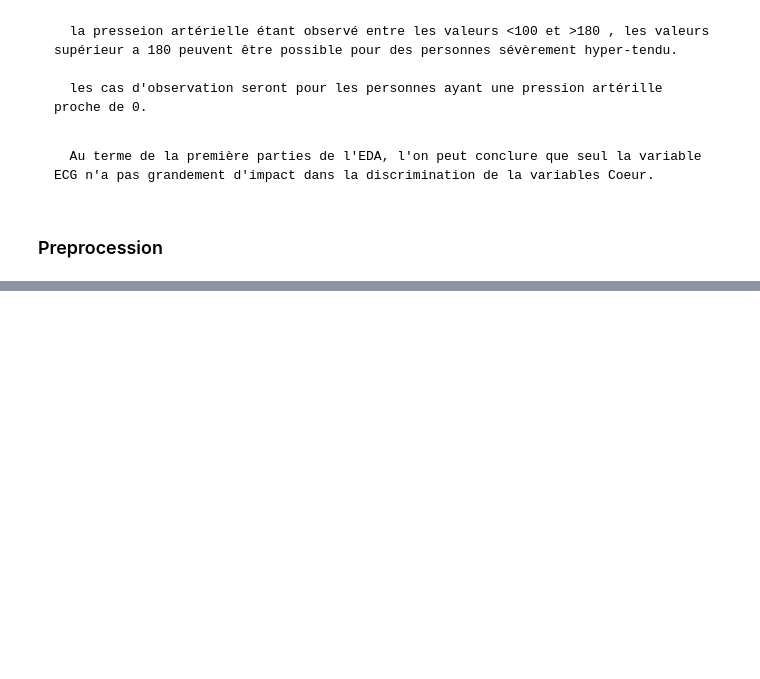
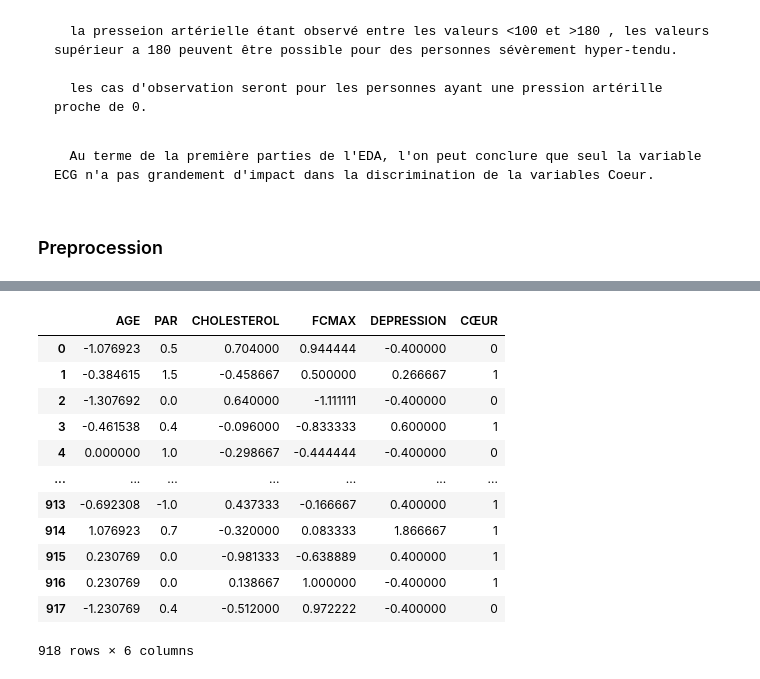
Before and after one commit to anjym/heart_deases, a Jupyter notebook: EDA_Heart_Preprocessing.ipynb, the cells around one changed output, grey strips where cells are left out. Cells and saved outputs as stored; diff of their text form; code cells hidden in the pictures; blank space fills up the shorter version.

```diff
--- a/EDA_Heart_Preprocessing.ipynb
+++ b/EDA_Heart_Preprocessing.ipynb
@@ -399,0 +404,6 @@ df_quali
+# %%
+#Standardization en maintenant les indexes, utilisation du RobustScaler a caude des valeurs extrèmes observées.
+stand = RobustScaler()
+df_quanti = pd.DataFrame(stand.fit_transform(df_quanti), columns = df_quanti.columns)
+
+df_quanti
@@ -399,0 +424,17 @@ df_quali
+# %%
+df_quanti['CŒUR']=df1['CŒUR']
+df_quanti
+# %% [output]
+|  | AGE | PAR | CHOLESTEROL | FCMAX | DEPRESSION | CŒUR |
+| 0 | -1.076923 | 0.5 | 0.704000 | 0.944444 | -0.400000 | 0 |
+| 1 | -0.384615 | 1.5 | -0.458667 | 0.500000 | 0.266667 | 1 |
+| 2 | -1.307692 | 0.0 | 0.640000 | -1.111111 | -0.400000 | 0 |
+| 3 | -0.461538 | 0.4 | -0.096000 | -0.833333 | 0.600000 | 1 |
+| 4 | 0.000000 | 1.0 | -0.298667 | -0.444444 | -0.400000 | 0 |
+| ... | ... | ... | ... | ... | ... | ... |
+| 913 | -0.692308 | -1.0 | 0.437333 | -0.166667 | 0.400000 | 1 |
+| 914 | 1.076923 | 0.7 | -0.320000 | 0.083333 | 1.866667 | 1 |
+| 915 | 0.230769 | 0.0 | -0.981333 | -0.638889 | 0.400000 | 1 |
+| 916 | 0.230769 | 0.0 | 0.138667 | 1.000000 | -0.400000 | 1 |
+| 917 | -1.230769 | 0.4 | -0.512000 | 0.972222 | -0.400000 | 0 |
+918 rows × 6 columns
```
Also changed, not shown: parts of 60 cells of this notebook.
